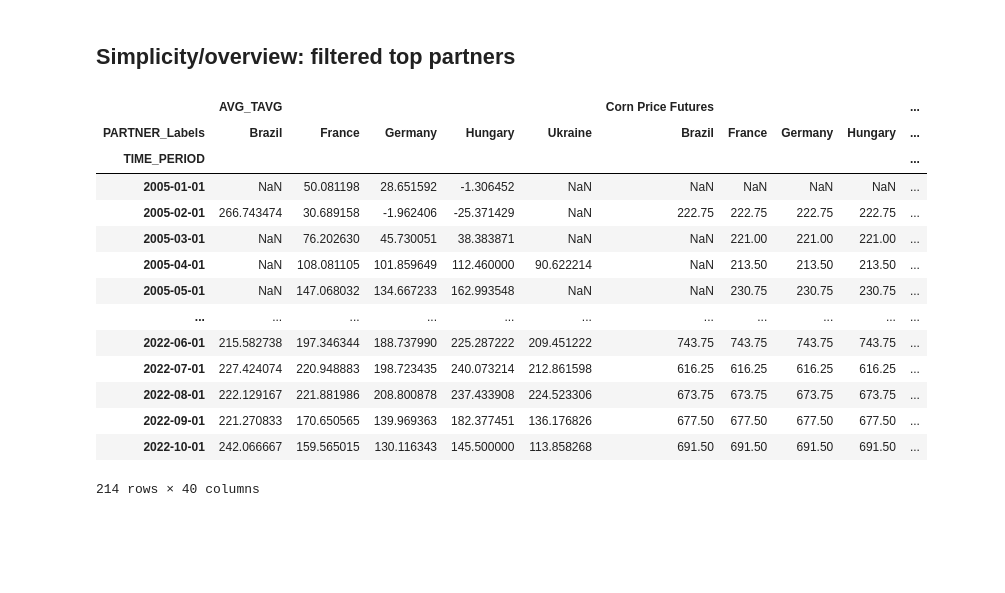
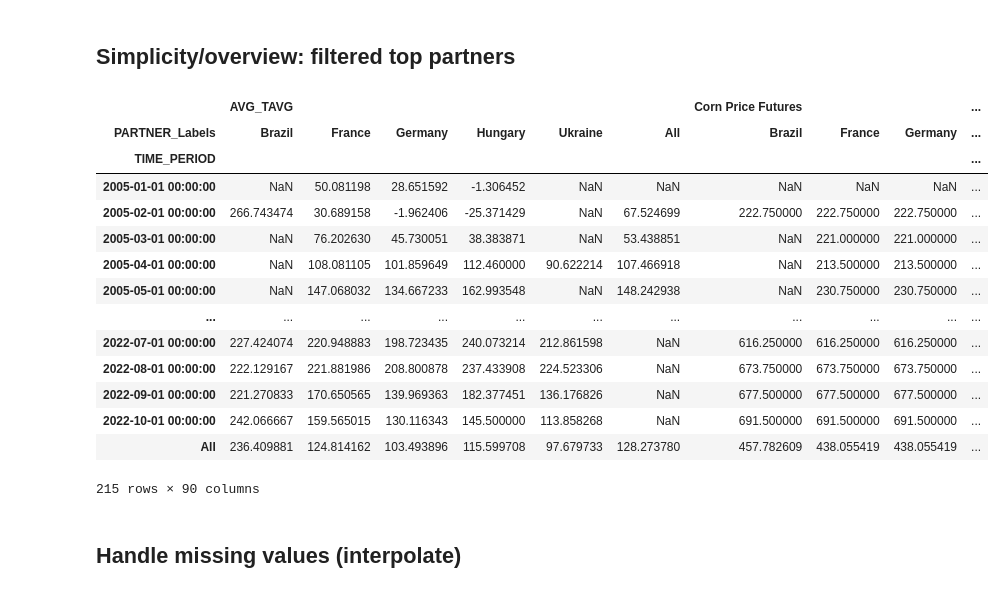
Before and after one commit to Gogonemnem/erasmus-university-rotterdam-assignments, a Jupyter notebook: code/notebooks/Bas/MAIZE - Data cleaning - full dataframe.ipynb, the cells around one changed output. Cells and saved outputs as stored; diff of their text form; code cells hidden in the pictures; blank space fills up the shorter version.

Commit message:
Samenvoegen data Martijn en Bas

```diff
--- a/code/notebooks/Bas/MAIZE - Data cleaning - full dataframe.ipynb
+++ b/code/notebooks/Bas/MAIZE - Data cleaning - full dataframe.ipynb
@@ -204,0 +282,8 @@ df_futures_corn
+# %%
+monthly_data  = monthly_data.rename(columns = {'timecode': 'TIME_PERIOD'})
+# convert Period and float values to string format, and then to datetime
+monthly_data['TIME_PERIOD'] = monthly_data['TIME_PERIOD'].apply(lambda x: str(x) if isinstance(x, pd.Period) else x)
+monthly_data['TIME_PERIOD'] = pd.to_datetime(monthly_data['TIME_PERIOD'], errors='coerce')
+
+df_macroeconomic = monthly_data
+df_macroeconomic
@@ -246,6 +348,6 @@ df_merged_trade_oil_weather
 # %%
-df_merged = df_merged_trade_oil_weather.merge(df_futures_corn, on='TIME_PERIOD', how='left')
-df_merged
+df_merged_trade_oil_weather_futures = df_merged_trade_oil_weather.merge(df_futures_corn, on='TIME_PERIOD', how='left')
+df_merged_trade_oil_weather_futures
 # %% [output]
 |  | PARTNER_Labels | TIME_PERIOD | product | OBS_VALUE_QUANTITY_TON | OBS_VALUE_VALUE_1000EURO | price | ... |
 | 0 | Afghanistan | 2021-03-01 | maize | 0.0 | 0.04 | inf | ... |
@@ -264,0 +367,3 @@ df_merged
+# %%
+df_merged = df_merged_trade_oil_weather_futures.merge(df_macroeconomic, on=['TIME_PERIOD', 'PARTNER_Labels'], how='left')
+df_merged
@@ -264,0 +386,5 @@ df_merged
+# %%
+import numpy as np
+
+# Delete all inf and -inf
+df_merged = df_merged.replace([np.inf, -np.inf], np.nan)
@@ -345,23 +485,23 @@ top_partners
 # %%
 # Filter the data to include only the desired countries
 df_filtered = df_merged[df_merged['PARTNER_Labels'].isin(top_partners)]
 
 # Create the pivot table
-df_filtered_maize_corn_trade_weather_futures = df_filtered.pivot_table(index='TIME_PERIOD', columns=['PARTNER_Labels'], values=['OBS_VALUE_QUANTITY_TON', 'OBS_VALUE_VALUE_1000EURO', 'price', 'OIL_PRICE $/bbl', 'AVG_TAVG', 'MIN_TMIN', 'MAX_TMAX', 'Corn Price Futures'])
-df_filtered_maize_corn_trade_weather_futures
+df_filtered_maize_total = df_filtered.pivot_table(index='TIME_PERIOD',columns=['PARTNER_Labels'], values=['OBS_VALUE_QUANTITY_TON', 'OBS_VALUE_VALUE_1000EURO', 'price', 'OIL_PRICE $/bbl', 'AVG_TAVG', 'MIN_TMIN', 'MAX_TMAX', 'Corn Price Futures', 'gdp_current_us', 'population_total','unemployment_total', 'agricultural_land', 'renewable_energy_consumption_perc_of_total','energy_use_kg_of_oil_equivalent_per_capita', 'fossil_fuel_energy_consumption_perc_of_total'], margins=True)
+df_filtered_maize_total
 # %% [output]
-|  | AVG_TAVG |  |  |  |  | Corn Price Futures |  |  |  | ... |
-| PARTNER_Labels | Brazil | France | Germany | Hungary | Ukraine | Brazil | France | Germany | Hungary | ... |
+|  | AVG_TAVG |  |  |  |  |  | Corn Price Futures |  |  | ... |
+| PARTNER_Labels | Brazil | France | Germany | Hungary | Ukraine | All | Brazil | France | Germany | ... |
 | TIME_PERIOD |  |  |  |  |  |  |  |  |  | ... |
-| 2005-01-01 | NaN | 50.081198 | 28.651592 | -1.306452 | NaN | NaN | NaN | NaN | NaN | ... |
-| 2005-02-01 | 266.743474 | 30.689158 | -1.962406 | -25.371429 | NaN | 222.75 | 222.75 | 222.75 | 222.75 | ... |
-| 2005-03-01 | NaN | 76.202630 | 45.730051 | 38.383871 | NaN | NaN | 221.00 | 221.00 | 221.00 | ... |
-| 2005-04-01 | NaN | 108.081105 | 101.859649 | 112.460000 | 90.622214 | NaN | 213.50 | 213.50 | 213.50 | ... |
-| 2005-05-01 | NaN | 147.068032 | 134.667233 | 162.993548 | NaN | NaN | 230.75 | 230.75 | 230.75 | ... |
+| 2005-01-01 00:00:00 | NaN | 50.081198 | 28.651592 | -1.306452 | NaN | NaN | NaN | NaN | NaN | ... |
+| 2005-02-01 00:00:00 | 266.743474 | 30.689158 | -1.962406 | -25.371429 | NaN | 67.524699 | 222.750000 | 222.750000 | 222.750000 | ... |
+| 2005-03-01 00:00:00 | NaN | 76.202630 | 45.730051 | 38.383871 | NaN | 53.438851 | NaN | 221.000000 | 221.000000 | ... |
+| 2005-04-01 00:00:00 | NaN | 108.081105 | 101.859649 | 112.460000 | 90.622214 | 107.466918 | NaN | 213.500000 | 213.500000 | ... |
+| 2005-05-01 00:00:00 | NaN | 147.068032 | 134.667233 | 162.993548 | NaN | 148.242938 | NaN | 230.750000 | 230.750000 | ... |
 | ... | ... | ... | ... | ... | ... | ... | ... | ... | ... | ... |
-| 2022-06-01 | 215.582738 | 197.346344 | 188.737990 | 225.287222 | 209.451222 | 743.75 | 743.75 | 743.75 | 743.75 | ... |
-| 2022-07-01 | 227.424074 | 220.948883 | 198.723435 | 240.073214 | 212.861598 | 616.25 | 616.25 | 616.25 | 616.25 | ... |
-| 2022-08-01 | 222.129167 | 221.881986 | 208.800878 | 237.433908 | 224.523306 | 673.75 | 673.75 | 673.75 | 673.75 | ... |
-| 2022-09-01 | 221.270833 | 170.650565 | 139.969363 | 182.377451 | 136.176826 | 677.50 | 677.50 | 677.50 | 677.50 | ... |
-| 2022-10-01 | 242.066667 | 159.565015 | 130.116343 | 145.500000 | 113.858268 | 691.50 | 691.50 | 691.50 | 691.50 | ... |
+| 2022-07-01 00:00:00 | 227.424074 | 220.948883 | 198.723435 | 240.073214 | 212.861598 | NaN | 616.250000 | 616.250000 | 616.250000 | ... |
+| 2022-08-01 00:00:00 | 222.129167 | 221.881986 | 208.800878 | 237.433908 | 224.523306 | NaN | 673.750000 | 673.750000 | 673.750000 | ... |
+| 2022-09-01 00:00:00 | 221.270833 | 170.650565 | 139.969363 | 182.377451 | 136.176826 | NaN | 677.500000 | 677.500000 | 677.500000 | ... |
+| 2022-10-01 00:00:00 | 242.066667 | 159.565015 | 130.116343 | 145.500000 | 113.858268 | NaN | 691.500000 | 691.500000 | 691.500000 | ... |
+| All | 236.409881 | 124.814162 | 103.493896 | 115.599708 | 97.679733 | 128.273780 | 457.782609 | 438.055419 | 438.055419 | ... |
-214 rows × 40 columns
+215 rows × 90 columns
@@ -369,0 +512,2 @@ df_filtered_maize_corn_trade_weather_futures.to_excel("df_filtered_maize_trade_o
+# %% [markdown]
+## Handle missing values (interpolate)
```
Also changed, not shown: parts of 18 cells of this notebook, 2 other files.
